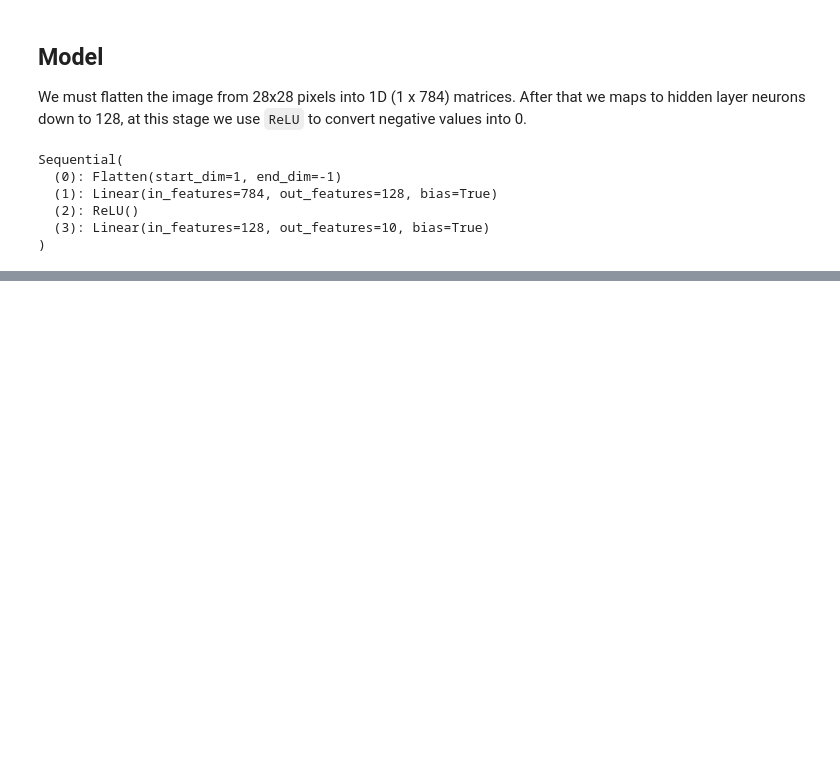
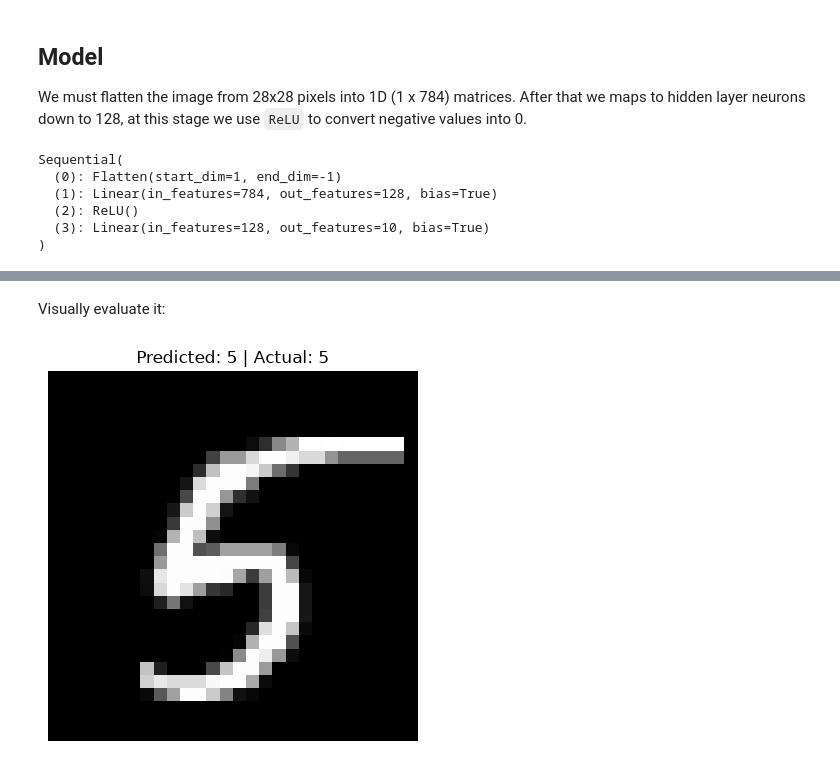
Before and after one commit to daniswastaken/alcene, a Jupyter notebook: notebooks/main.ipynb, the cells around one changed output, grey strips where cells are left out. Cells and saved outputs as stored; diff of their text form; code cells hidden in the pictures; blank space fills up the shorter version.

Commit message:
feat(model): loss and correction function, model training and evaluation

```diff
--- a/notebooks/main.ipynb
+++ b/notebooks/main.ipynb
@@ -106,0 +119,27 @@ Sequential(
+# %%
+num_train_epochs = 1000
+
+for epoch in range(num_train_epochs):
+    # Training phase
+    running_loss = 0.0
+
+    for batch in train_loader:
+        # Batch contains two sets, images and labels so unpack
+        images, labels = batch
+
+        # Ask the model to guess
+        output = model(images)
+
+        # Calculate how far the guess is
+        loss = loss_fn(output, labels)
+
+        # Correction the model
+        optimizer.zero_grad()
+        loss.backward()
+        optimizer.step()
+
+        running_loss += loss.item()
+
+        # Print average loss per batch for this epoch
+    print(
+        f"Epoch {epoch+1}/{num_train_epochs} - Loss: {running_loss/len(train_loader):.4f}")
@@ -106,0 +208,22 @@ Sequential(
+# %% [markdown]
+Visually evaluate it:
+# %%
+# Grab single batch from validation set
+import random as r
+a = r.randint(0, 64)
+
+images, labels = next(iter(val_loader))
+
+# Run prediction on first image
+model.eval()
+with torch.no_grad():
+    output = model(images[a].unsqueeze(0))
+    predicted = output.argmax(dim=1).item()
+
+# Plot image and display prediction
+plt.imshow(images[a].squeeze(), cmap='gray')
+plt.title(f"Predicted: {predicted} | Actual: {labels[a].item()}")
+plt.axis('off')
+plt.show()
+# %% [output]
+[figure, added]
```
Also changed, not shown: parts of 8 cells of this notebook.
